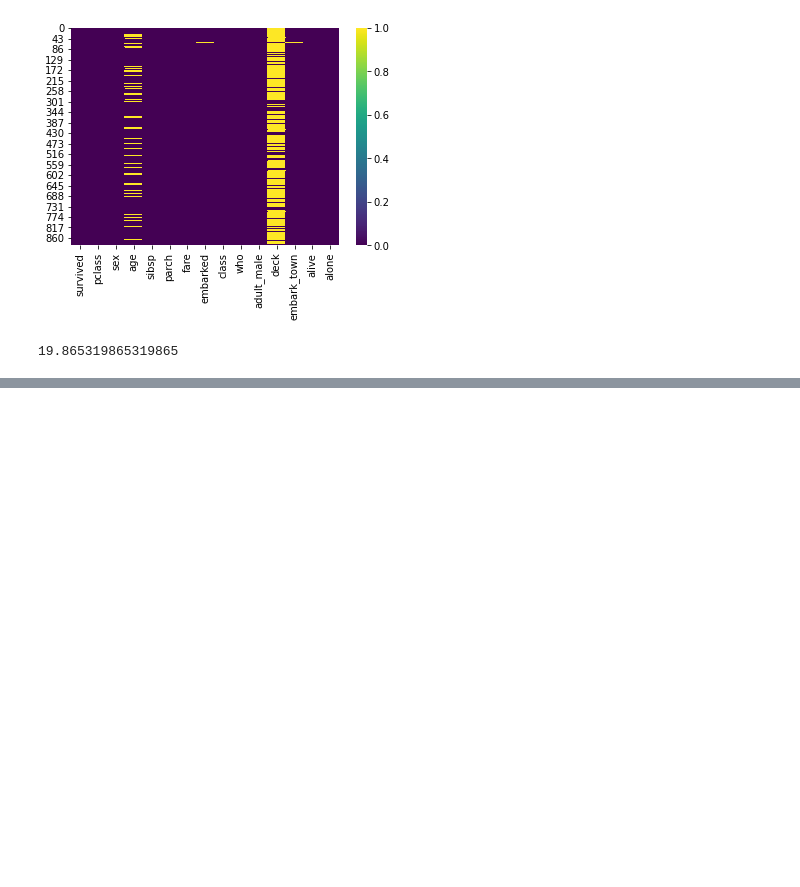
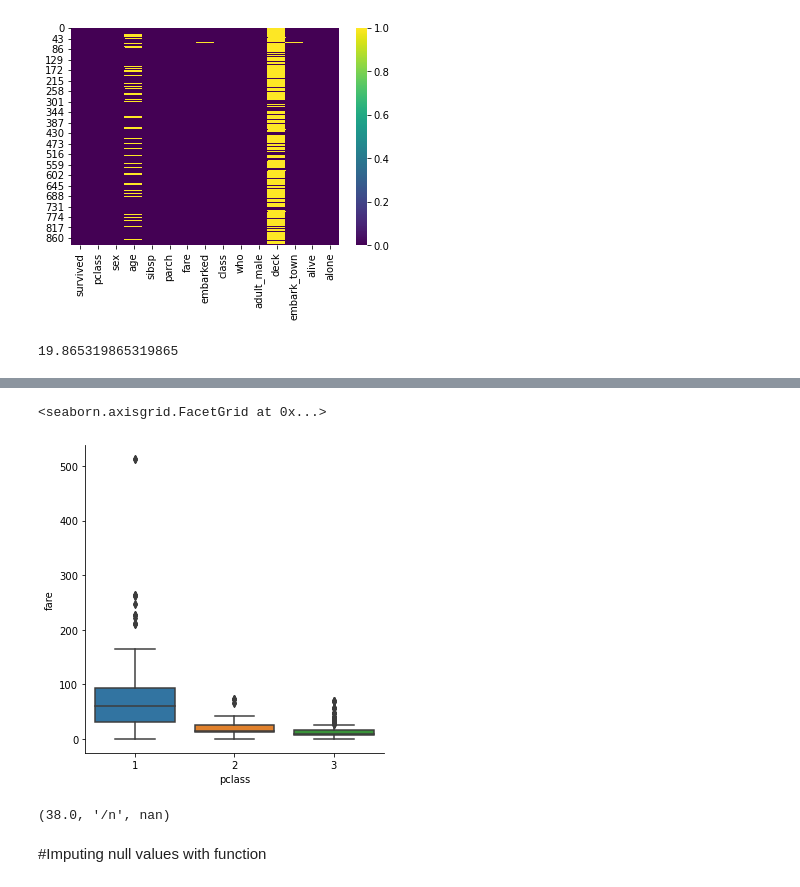
Before and after one commit to jeysura1/Jey_Python, a Jupyter notebook: Python-Titanic.ipynb, the cells around one changed output, grey strips where cells are left out. Cells and saved outputs as stored; diff of their text form; code cells hidden in the pictures; blank space fills up the shorter version.

```diff
--- a/Python-Titanic.ipynb
+++ b/Python-Titanic.ipynb
@@ -77,0 +100,11 @@ fig, axes=plt.
+# %%
+sns.catplot(x='pclass',y='fare',data=titan, kind='box')
+# %% [output]
+<seaborn.axisgrid.FacetGrid at 0x...>
+[figure, added]
+# %%
+titan[titan['pclass']==1]['age'].mean(),'/n',titan[titan['pclass']==4]['age'].mean()
+# %% [output]
+(38.0, '/n', nan)
+# %% [markdown]
+#Imputing null values with function
```
Also changed, not shown: parts of 45 cells of this notebook.
